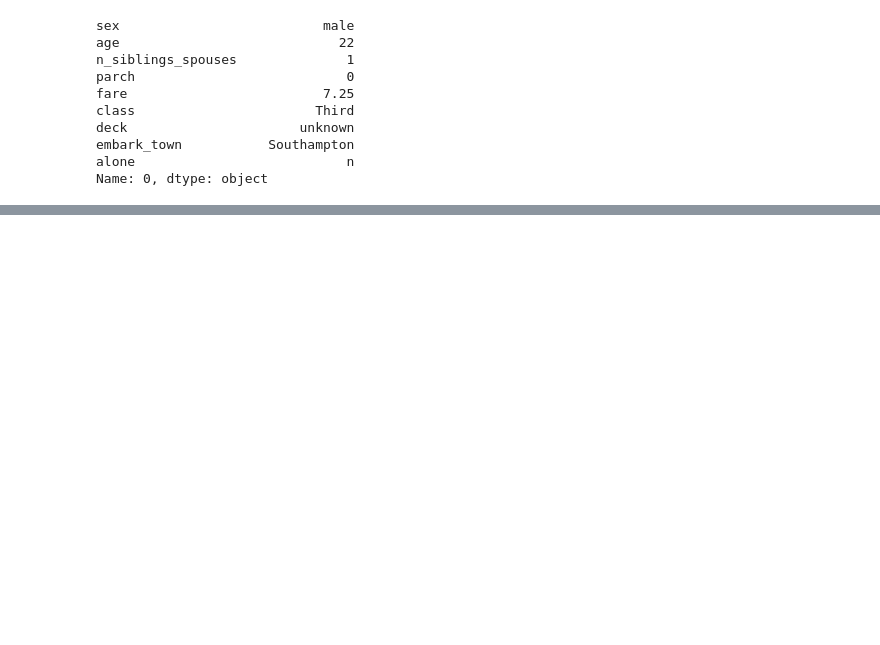
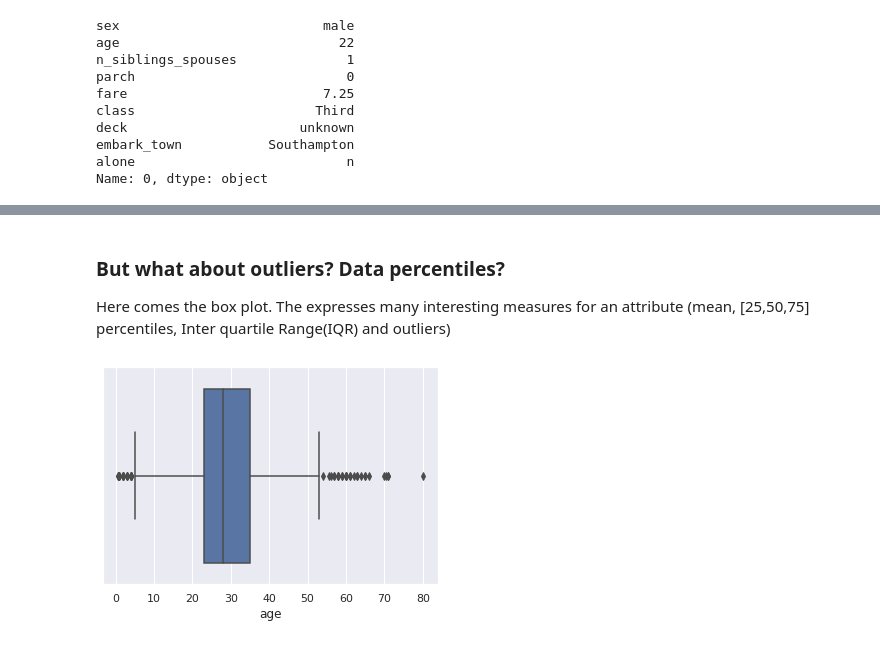
Before and after one commit to jafar-albadarneh/data-science-pot, a Jupyter notebook: Linear_regression_with_tensorflow2.ipynb, the cells around one changed output, grey strips where cells are left out. Saved outputs shown, nothing was run; the diff lists cells and outputs as text; code cells hidden in the pictures; blank space fills up the shorter version.

```diff
--- a/Linear_regression_with_tensorflow2.ipynb
+++ b/Linear_regression_with_tensorflow2.ipynb
@@ -46,2 +64,10 @@ df_train.age.hist(bins=25)
+# %% [markdown]
+### But what about outliers? Data percentiles?
+Here comes the box plot. The expresses many interesting measures for an attribute (mean, [25,50,75] percentiles, Inter quartile Range(IQR) and outliers)
+# %%
+sns.boxplot(x='age', data=df_train)
+plt.show()
+# %% [output]
+[figure, added]
 # %%
 df_train.sex.value_counts().plot(kind='barh')
```
Also changed, not shown: parts of 17 cells of this notebook.
